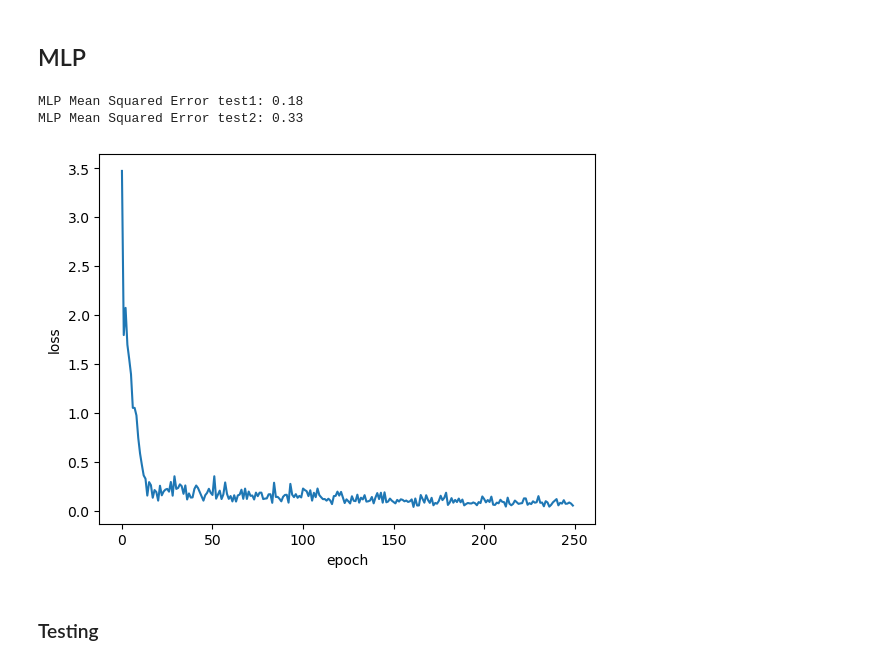
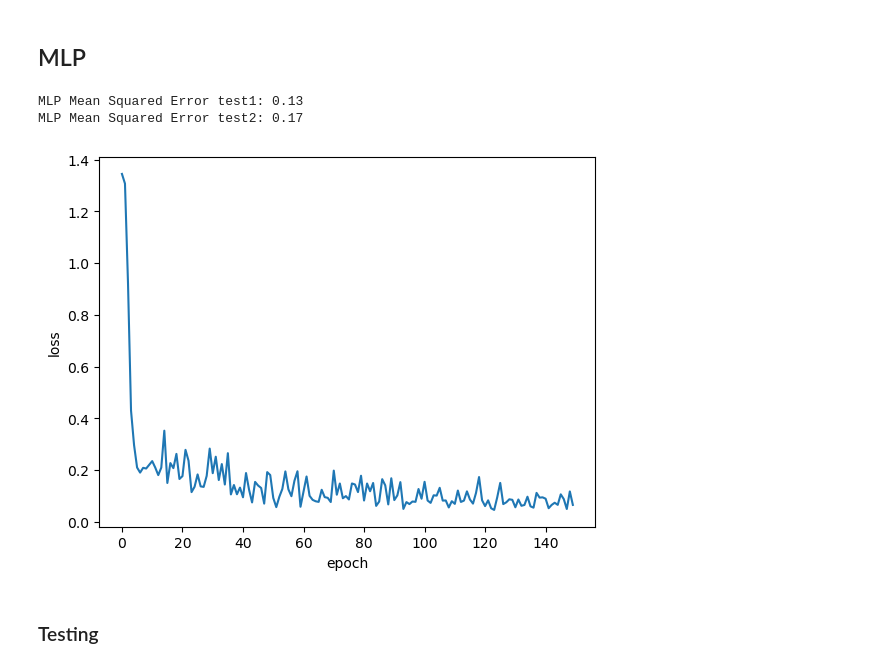
Before and after one commit to AndreaLaGrotteria/scrap, a Jupyter notebook: code.ipynb, the cells around one changed output. Cells and saved outputs as stored; diff of their text form; code cells hidden in the pictures.

```diff
--- a/code.ipynb
+++ b/code.ipynb
@@ -461,26 +477,22 @@ class RegressionModel(nn.Module):
     def __init__(self, input_size, hidden_size, output_size):
         super(RegressionModel, self).__init__()
         self.fc1 = nn.Linear(input_size, hidden_size)
-        self.relu1 = nn.ReLU()
-        # self.fc2 = nn.Linear(hidden_size, hidden_size)
-        # self.relu2 = nn.ReLU()
-        # self.fc3 = nn.Linear(hidden_size, hidden_size)
-        # self.relu3 = nn.ReLU()
-        self.fc4 = nn.Linear(hidden_size, output_size)
+        self.act = nn.Tanh()
+        self.fc2 = nn.Linear(hidden_size, hidden_size)
+        self.act2 = nn.Tanh()
+        self.fc3 = nn.Linear(hidden_size, output_size)
 
     def forward(self, x):
         x = self.fc1(x)
-        x = self.relu1(x)
-        # x = self.fc2(x)
-        # x = self.relu2(x)
-        # x = self.fc3(x)
-        # x = self.relu3(x)
-        x = self.fc4(x)
+        x = self.act(x)
+        x = self.fc2(x)
+        x = self.act2(x)
+        x = self.fc3(x)
         return x
 
-hidden_size = 32
+hidden_size = 64
 output_size = 1
-max_iterations = 1000
+max_iterations = 10000
 
 MSE_Train_MLP = np.zeros((1,max_iterations))
 MSE_Test_MLP = np.zeros((1,max_iterations))
@@ -489,7 +501,7 @@ X_train_tensor = torch.FloatTensor(X_train)
 y_train_tensor = torch.FloatTensor(y_train.reshape(-1, 1))
 
 train_dataset = TensorDataset(X_train_tensor, y_train_tensor)
-train_loader = DataLoader(train_dataset, batch_size=32, shuffle=True, num_workers=2)
+train_loader = DataLoader(train_dataset, batch_size=32, shuffle=True)
 input_size = X_train.shape[1]
 
 model = RegressionModel(input_size, hidden_size, output_size)
@@ -500,43 +512,43 @@ optimizer = optim.Adam(model.parameters(), lr=0.001)
 
 # Training
 losses = []
-num_epochs = 250
+num_epochs = 150
 for epoch in range(num_epochs):
     for inputs, targets in train_loader:
         optimizer.zero_grad()
         outputs = model(inputs)
         loss = criterion(outputs, targets)
         loss.backward()
         optimizer.step()
 
     losses.append(loss.detach().numpy())
 
 # Testing
 X_test1_tensor = torch.FloatTensor(X_test1.to_numpy())
 X_test2_tensor = torch.FloatTensor(X_test2.to_numpy())
 
 with torch.no_grad():
     model.eval()
     y_pred_test1 = model(X_test1_tensor)
     y_pred_test2 = model(X_test2_tensor)
 
     MSE_Test_MLP1 = mean_squared_error(y_test1, y_pred_test1)
     MSE_Test_MLP2 = mean_squared_error(y_test2, y_pred_test2)
 
 print(f"MLP Mean Squared Error test1: {round(np.mean(MSE_Test_MLP1),2)}")
 print(f"MLP Mean Squared Error test2: {round(np.mean(MSE_Test_MLP2),2)}")
 
 plt.plot(losses)
 plt.xlabel("epoch")
 plt.ylabel("loss")
 plt.show()
 
 y_pred_test1 = y_pred_test1.numpy().reshape(1,-1)[0]
 y_pred_test2 = y_pred_test2.numpy().reshape(1,-1)[0]
 # %% [output]
-MLP Mean Squared Error test1: 0.18
-MLP Mean Squared Error test2: 0.33
+MLP Mean Squared Error test1: 0.13
+MLP Mean Squared Error test2: 0.17
-[figure, old version]
+[figure, new version]
 # %% [markdown]
 ### Testing
 # %% [markdown]
```
Also changed, not shown: parts of 13 cells of this notebook, 1 other file.
